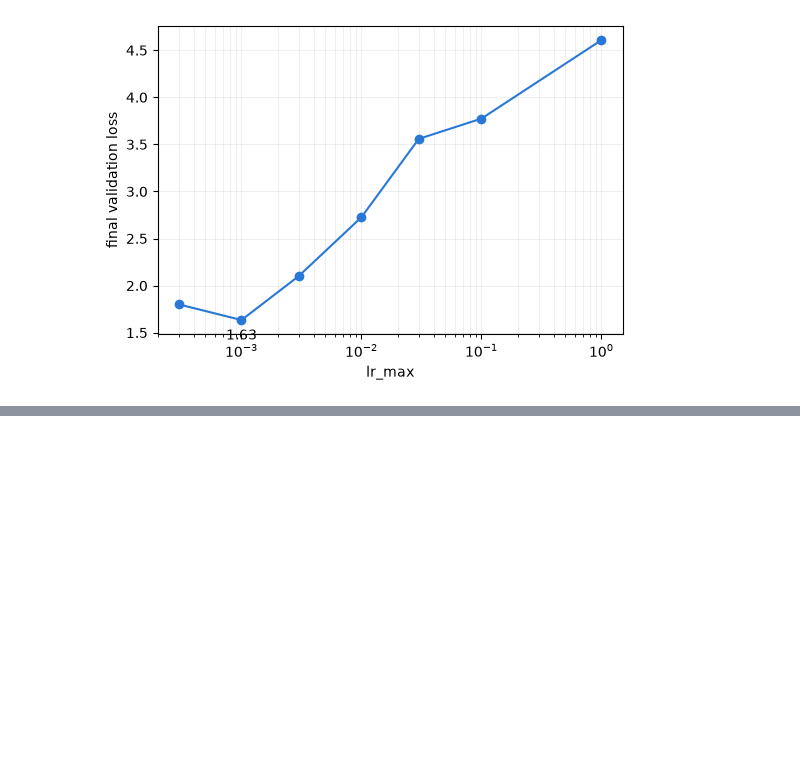
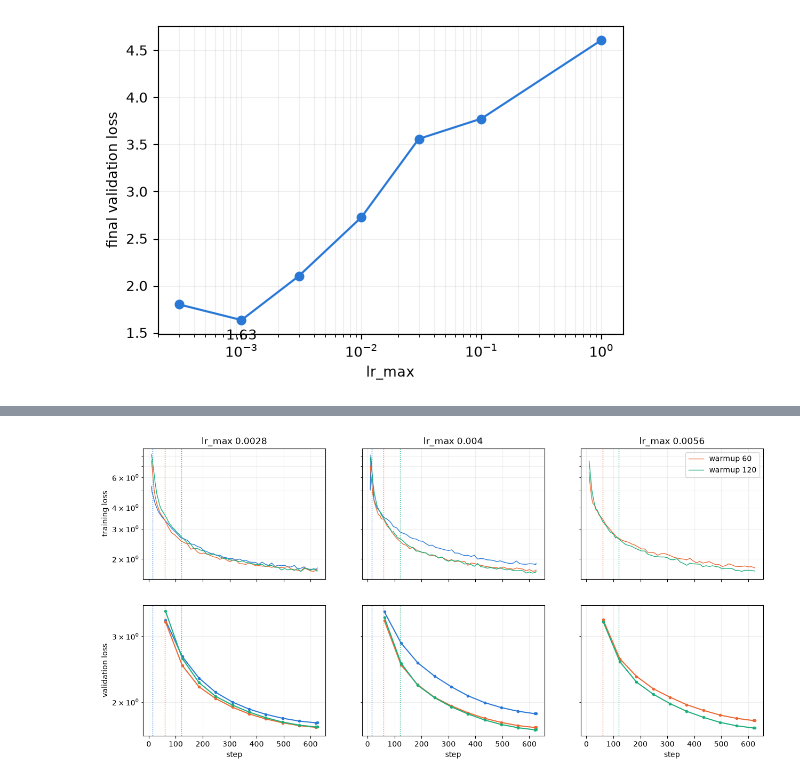
Before and after one commit to pjurczen/cs336-assignment1-basics, a Jupyter notebook: notebooks/metrics_plot.ipynb, the cells around one changed output, grey strips where cells are left out. Saved outputs shown, nothing was run; the diff lists cells and outputs as text; code cells hidden in the pictures; blank space fills up the shorter version.

```diff
--- a/notebooks/metrics_plot.ipynb
+++ b/notebooks/metrics_plot.ipynb
@@ -204,0 +337,33 @@ plt.show()
+# %%
+warmup_runs = {  # lr_max -> {warmup steps: run name}
+    2.8e-3: {15: "tinystories-a100-256b", 60: "tinystories-a100-256b-lr-2.8e-3-wu60", 120: "tinystories-a100-256b-lr-2.8e-3-wu120"},
+    4e-3: {15: "tinystories-a100-256b-lr-4e-3", 60: "tinystories-a100-256b-lr-4e-3-wu60", 120: "tinystories-a100-256b-lr-4e-3-wu120"},
+    5.6e-3: {60: "tinystories-a100-256b-lr-5.6e-3", 120: "tinystories-a100-256b-lr-5.6e-3-wu120"},
+}
+warmup_colors = {15: "#2a78d6", 60: "#eb6834", 120: "#1baf7a"}
+
+fig, axes = plt.subplots(2, len(warmup_runs), figsize=(15, 7), sharex=True, sharey="row")
+for col, (lr, runs) in enumerate(warmup_runs.items()):
+    ax_train, ax_val = axes[0, col], axes[1, col]
+    for warmup, run_name in runs.items():
+        df = pd.read_json(f"{runs_dir}/{run_name}/metrics.jsonl", lines=True)
+        train = df[df["train_loss"].notna()]
+        val = df[df["val_loss"].notna()]
+        color = warmup_colors[warmup]
+        ax_train.plot(train["step"], train["train_loss"], color=color, linewidth=1, label=f"warmup {warmup}")
+        ax_val.plot(val["step"], val["val_loss"], color=color, linewidth=1.5, marker="o", markersize=3, label=f"warmup {warmup}")
+        for ax in (ax_train, ax_val):
+            ax.axvline(warmup, color=color, linestyle=":", linewidth=1)
+    ax_train.set_title(f"lr_max {lr:g}")
+    ax_val.set_xlabel("step")
+    for ax in (ax_train, ax_val):
+        ax.set_yscale("log")
+        ax.grid(True, which="both", alpha=0.2)
+
+axes[0, 0].set_ylabel("training loss")
+axes[1, 0].set_ylabel("validation loss")
+axes[0, -1].legend()
+fig.savefig("../figures/warmup_curves.png", dpi=150, bbox_inches="tight")
+plt.show()
+# %% [output]
+[figure, added]
```
Also changed, not shown: parts of 5 cells of this notebook, 1 other file.
